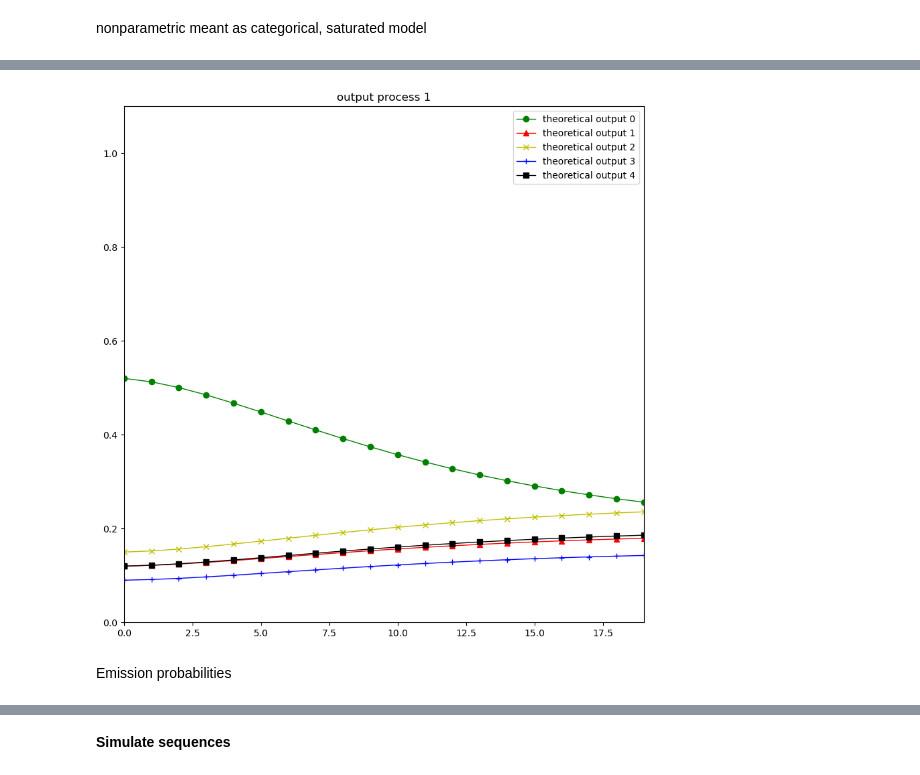
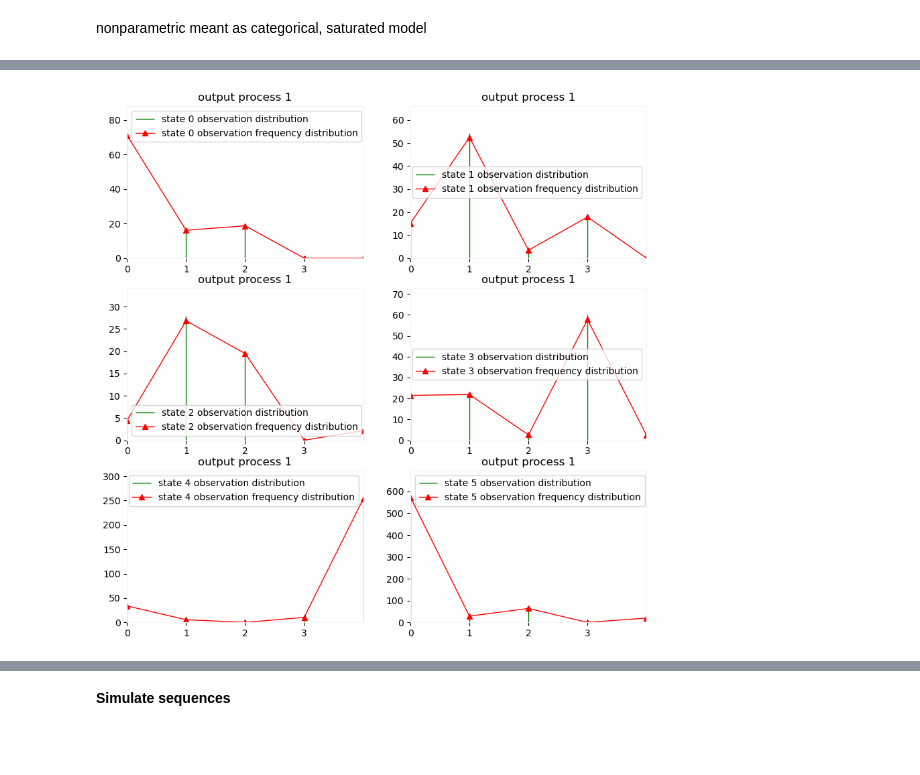
Before and after one commit to openalea/sequence_analysis, a Jupyter notebook: tutorials/hidden_semi_markov.ipynb, the cells around one changed output, grey strips where cells are left out. Drawn from its saved outputs; the diff is of its cells as text; code cells hidden in the pictures; blank space fills up the shorter version.

```diff
--- a/tutorials/hidden_semi_markov.ipynb
+++ b/tutorials/hidden_semi_markov.ipynb
@@ -83,3 +74,11 @@ from pathlib import Path
 from openalea.sequence_analysis import __path__ as seq_path
 data_path = Path(seq_path[0])
 data_path = str(Path.joinpath(data_path.parent.parent.parent.absolute(), "share","data"))
+# %%
+from openalea.sequence_analysis import (get_shared_data,
+                                        Sequences,
+                                        _MarkovianSequences)
+data_file = "belren1.seq"
+
+seq = Sequences(get_shared_data(data_file))
+mseq = _MarkovianSequences(seq)
@@ -102,0 +118,5 @@ Intensity is the a priori probability of states as a function of index
+# %%
+nb_states = 6
+
+hsmc_est = Estimate(mseq, "HIDDEN_SEMI-MARKOV", "Ordinary", nb_states, "LeftRight", Nbiteration=300)
+print(hsmc_est.display())
@@ -103,6 +145,4 @@ Intensity is the a priori probability of states as a function of index
 # %%
-hsm.plot("Intensity", 1)
+hsmc_est.plot("Observation", 1)
 # %% [output]
-[figure, old version]
+[figure, new version]
-# %% [markdown]
-Emission probabilities
```
Also changed, not shown: parts of 31 cells of this notebook, 1 other file.
